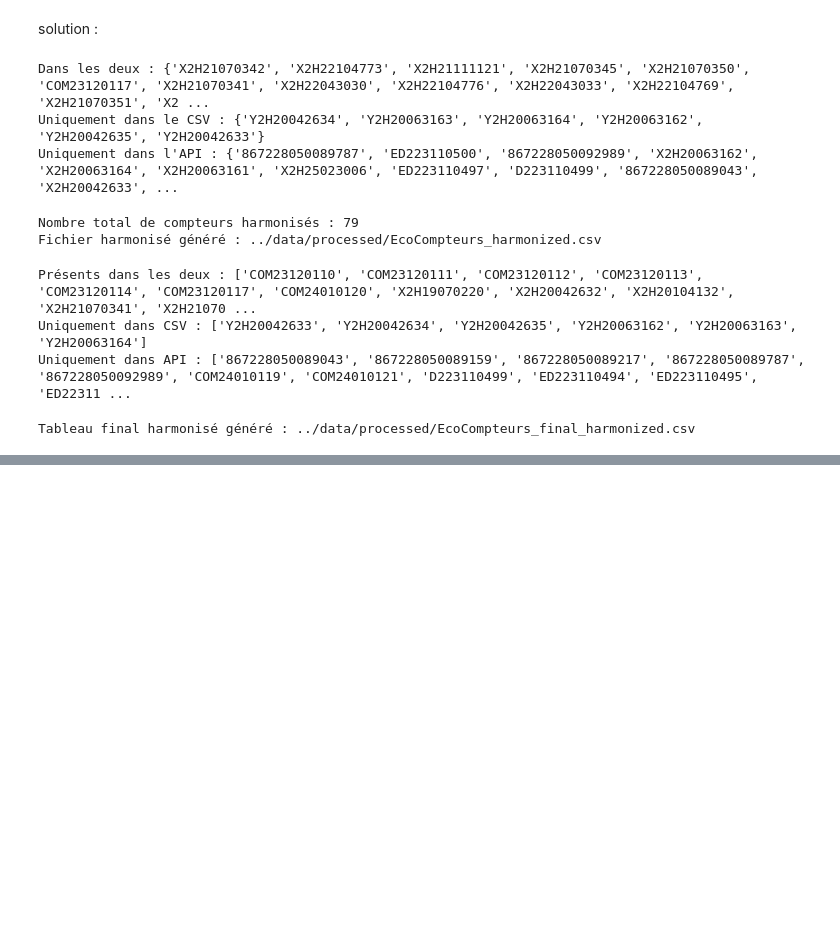
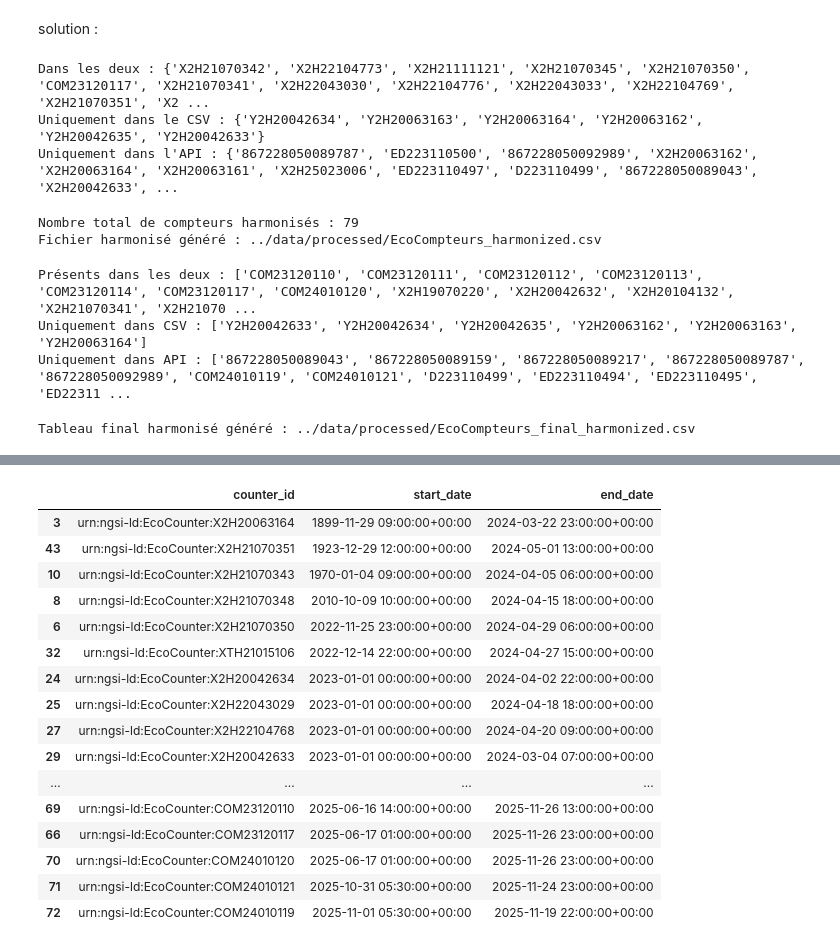
Before and after one commit to nabil-ghazali/velomag_montpellier, a Jupyter notebook: notebooks/EDA.ipynb, the cells around one changed output, grey strips where cells are left out. Saved outputs shown, nothing was run; the diff lists cells and outputs as text; code cells hidden in the pictures; blank space fills up the shorter version.

```diff
--- a/notebooks/EDA.ipynb
+++ b/notebooks/EDA.ipynb
@@ -543,0 +774,24 @@ print(df_all_counters.info())
+# %%
+def get_counter_date_range(counter_id):
+    BASE_URL = "https://portail-api-data.montpellier3m.fr"
+    ECOS_ENDPOINT = "/ecocounter_timeseries/{ecocounterId}/attrs/intensity?limit=100000"
+
+    url = f"{BASE_URL}{ECOS_ENDPOINT}".format(ecocounterId=counter_id)
+    response = requests.get(url)
+
+    if response.status_code != 200:
+        print(f"Erreur pour {counter_id}")
+        return None, None
+
+    data = response.json()
+
+    if len(data) == 0:
+        return None, None
+
+    df = pd.DataFrame(data)
+    df['index'] = pd.to_datetime(df['index'])
+
+    start_date = df['index'].min()
+    end_date = df['index'].max()
+
+    return start_date, end_date
@@ -543,0 +827,21 @@ print(df_all_counters.info())
+# %%
+df_ranges = df_ranges.sort_values(by="start_date")
+df_ranges
+# %% [output]
+|  | counter_id | start_date | end_date |
+| 3 | urn:ngsi-ld:EcoCounter:X2H20063164 | 1899-11-29 09:00:00+00:00 | 2024-03-22 23:00:00+00:00 |
+| 43 | urn:ngsi-ld:EcoCounter:X2H21070351 | 1923-12-29 12:00:00+00:00 | 2024-05-01 13:00:00+00:00 |
+| 10 | urn:ngsi-ld:EcoCounter:X2H21070343 | 1970-01-04 09:00:00+00:00 | 2024-04-05 06:00:00+00:00 |
+| 8 | urn:ngsi-ld:EcoCounter:X2H21070348 | 2010-10-09 10:00:00+00:00 | 2024-04-15 18:00:00+00:00 |
+| 6 | urn:ngsi-ld:EcoCounter:X2H21070350 | 2022-11-25 23:00:00+00:00 | 2024-04-29 06:00:00+00:00 |
+| 32 | urn:ngsi-ld:EcoCounter:XTH21015106 | 2022-12-14 22:00:00+00:00 | 2024-04-27 15:00:00+00:00 |
+| 24 | urn:ngsi-ld:EcoCounter:X2H20042634 | 2023-01-01 00:00:00+00:00 | 2024-04-02 22:00:00+00:00 |
+| 25 | urn:ngsi-ld:EcoCounter:X2H22043029 | 2023-01-01 00:00:00+00:00 | 2024-04-18 18:00:00+00:00 |
+| 27 | urn:ngsi-ld:EcoCounter:X2H22104768 | 2023-01-01 00:00:00+00:00 | 2024-04-20 09:00:00+00:00 |
+| 29 | urn:ngsi-ld:EcoCounter:X2H20042633 | 2023-01-01 00:00:00+00:00 | 2024-03-04 07:00:00+00:00 |
+| ... | ... | ... | ... |
+| 69 | urn:ngsi-ld:EcoCounter:COM23120110 | 2025-06-16 14:00:00+00:00 | 2025-11-26 13:00:00+00:00 |
+| 66 | urn:ngsi-ld:EcoCounter:COM23120117 | 2025-06-17 01:00:00+00:00 | 2025-11-26 23:00:00+00:00 |
+| 70 | urn:ngsi-ld:EcoCounter:COM24010120 | 2025-06-17 01:00:00+00:00 | 2025-11-26 23:00:00+00:00 |
+| 71 | urn:ngsi-ld:EcoCounter:COM24010121 | 2025-10-31 05:30:00+00:00 | 2025-11-24 23:00:00+00:00 |
+| 72 | urn:ngsi-ld:EcoCounter:COM24010119 | 2025-11-01 05:30:00+00:00 | 2025-11-19 22:00:00+00:00 |
```
Also changed, not shown: parts of 14 cells of this notebook, 3 other files.
